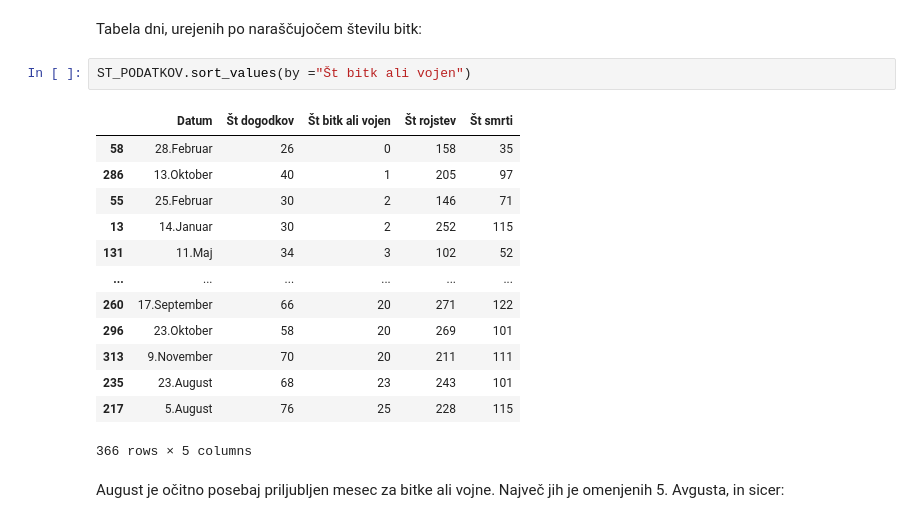
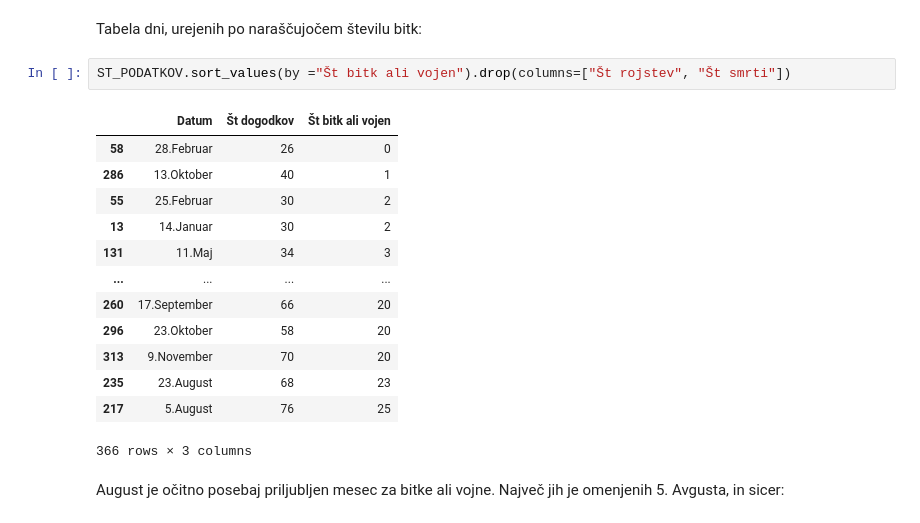
Before and after one commit to zivaheg/projektnaUVP, a Jupyter notebook: analiza.ipynb, the cells around one changed output. Cells and saved outputs as stored; diff of their text form.

```diff
--- a/analiza.ipynb
+++ b/analiza.ipynb
@@ -206,20 +206,20 @@ zivljenjska_d.plot.bar(ylabel="Število oseb")
 # %% [markdown]
 Tabela dni, urejenih po naraščujočem številu bitk:
 # %%
-ST_PODATKOV.sort_values(by ="Št bitk ali vojen")
+ST_PODATKOV.sort_values(by ="Št bitk ali vojen").drop(columns=["Št rojstev", "Št smrti"])
 # %% [output]
-|  | Datum | Št dogodkov | Št bitk ali vojen | Št rojstev | Št smrti |
-| 58 | 28.Februar | 26 | 0 | 158 | 35 |
-| 286 | 13.Oktober | 40 | 1 | 205 | 97 |
-| 55 | 25.Februar | 30 | 2 | 146 | 71 |
-| 13 | 14.Januar | 30 | 2 | 252 | 115 |
-| 131 | 11.Maj | 34 | 3 | 102 | 52 |
-| ... | ... | ... | ... | ... | ... |
-| 260 | 17.September | 66 | 20 | 271 | 122 |
-| 296 | 23.Oktober | 58 | 20 | 269 | 101 |
-| 313 | 9.November | 70 | 20 | 211 | 111 |
-| 235 | 23.August | 68 | 23 | 243 | 101 |
-| 217 | 5.August | 76 | 25 | 228 | 115 |
+|  | Datum | Št dogodkov | Št bitk ali vojen |
+| 58 | 28.Februar | 26 | 0 |
+| 286 | 13.Oktober | 40 | 1 |
+| 55 | 25.Februar | 30 | 2 |
+| 13 | 14.Januar | 30 | 2 |
+| 131 | 11.Maj | 34 | 3 |
+| ... | ... | ... | ... |
+| 260 | 17.September | 66 | 20 |
+| 296 | 23.Oktober | 58 | 20 |
+| 313 | 9.November | 70 | 20 |
+| 235 | 23.August | 68 | 23 |
+| 217 | 5.August | 76 | 25 |
-366 rows × 5 columns
+366 rows × 3 columns
 # %% [markdown]
 August je očitno posebaj priljubljen mesec za bitke ali vojne. Največ jih je omenjenih 5. Avgusta, in sicer:
```
Also changed, not shown: parts of 3 cells of this notebook.
